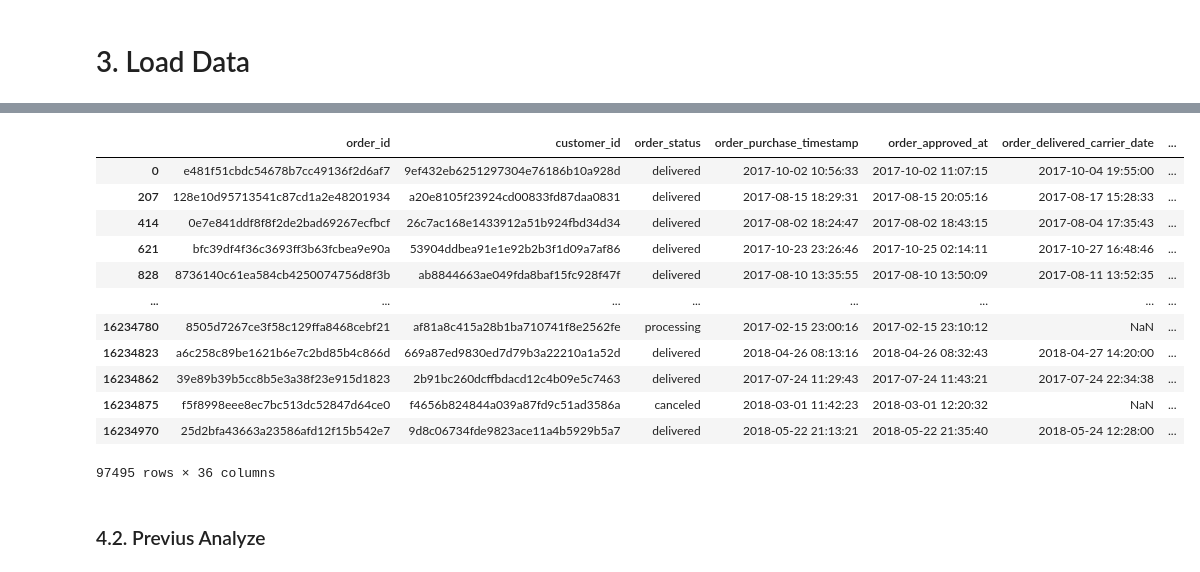
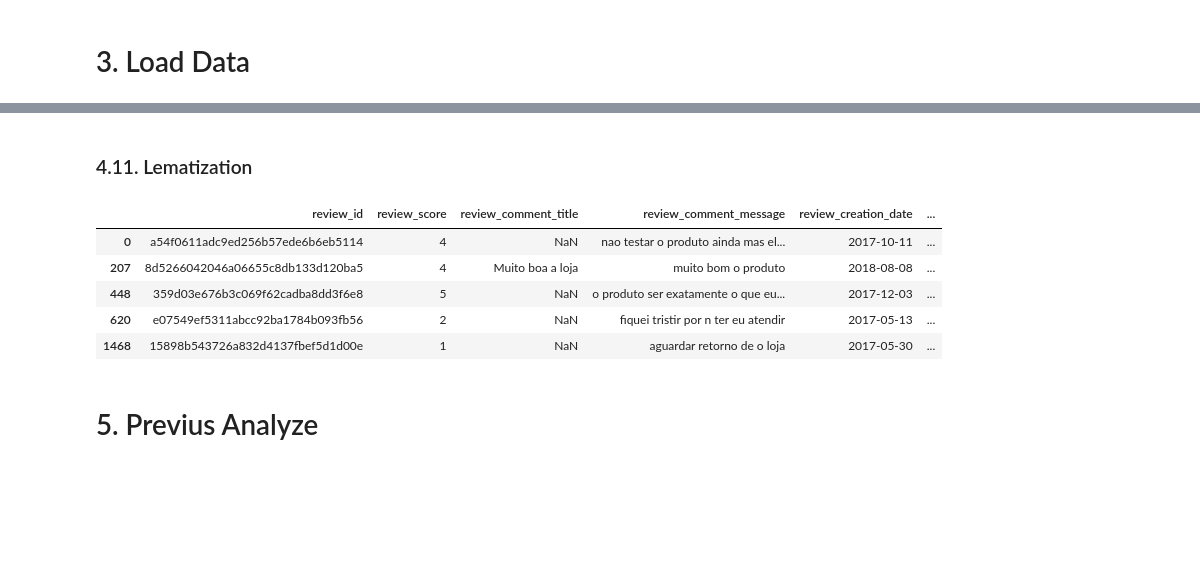
Before and after one commit to Fluffy-Fatec/Projeto-Integrador-Imagem-Classificador, a Jupyter notebook: Classificator.ipynb, the cells around one changed output, grey strips where cells are left out. Cells and saved outputs as stored; diff of their text form; code cells hidden in the pictures; blank space fills up the shorter version.

```diff
--- a/Classificator.ipynb
+++ b/Classificator.ipynb
@@ -145,21 +132,32 @@ full_df = full_df.drop_duplicates(subset=['review_id'])
+# %%
+full_df['review_comment_message'] = full_df['review_comment_message'].apply(lambda x: unidecode(x))
+# %% [markdown]
+### 4.11. Lematization
+# %%
+nlp = spacy.load('pt_core_news_sm')
+full_df['review_comment_message'] = full_df['review_comment_message'].apply(lambda x: " ".join([token.lemma_ for token in nlp(x)]))
+# %%
+full_df['review_comment_message'] = full_df['review_comment_message'].apply(lambda x: re.sub(r'\d+', '', x))
+# %%
+# Substituir quebras de linha por espaços em branco
+full_df['review_comment_message'] = full_df['review_comment_message'].str.replace('\n', ' ')
+
+# Remover espaços em branco extras no início e no final de cada texto
+full_df['review_comment_message'] = full_df['review_comment_message'].str.strip()
+
+# Remover espaços extras dentro do texto
+full_df['review_comment_message'] = full_df['review_comment_message'].apply(lambda x: re.sub(r'\s+', ' ', x))
 # %%
-full_df
+full_df.head(5)
 # %% [output]
-|  | order_id | customer_id | order_status | order_purchase_timestamp | order_approved_at | order_delivered_carrier_date | ... |
-| 0 | e481f51cbdc54678b7cc49136f2d6af7 | 9ef432eb6251297304e76186b10a928d | delivered | 2017-10-02 10:56:33 | 2017-10-02 11:07:15 | 2017-10-04 19:55:00 | ... |
-| 207 | 128e10d95713541c87cd1a2e48201934 | a20e8105f23924cd00833fd87daa0831 | delivered | 2017-08-15 18:29:31 | 2017-08-15 20:05:16 | 2017-08-17 15:28:33 | ... |
-| 414 | 0e7e841ddf8f8f2de2bad69267ecfbcf | 26c7ac168e1433912a51b924fbd34d34 | delivered | 2017-08-02 18:24:47 | 2017-08-02 18:43:15 | 2017-08-04 17:35:43 | ... |
-| 621 | bfc39df4f36c3693ff3b63fcbea9e90a | 53904ddbea91e1e92b2b3f1d09a7af86 | delivered | 2017-10-23 23:26:46 | 2017-10-25 02:14:11 | 2017-10-27 16:48:46 | ... |
-| 828 | 8736140c61ea584cb4250074756d8f3b | ab8844663ae049fda8baf15fc928f47f | delivered | 2017-08-10 13:35:55 | 2017-08-10 13:50:09 | 2017-08-11 13:52:35 | ... |
-| ... | ... | ... | ... | ... | ... | ... | ... |
-| 16234780 | 8505d7267ce3f58c129ffa8468cebf21 | af81a8c415a28b1ba710741f8e2562fe | processing | 2017-02-15 23:00:16 | 2017-02-15 23:10:12 | NaN | ... |
-| 16234823 | a6c258c89be1621b6e7c2bd85b4c866d | 669a87ed9830ed7d79b3a22210a1a52d | delivered | 2018-04-26 08:13:16 | 2018-04-26 08:32:43 | 2018-04-27 14:20:00 | ... |
-| 16234862 | 39e89b39b5cc8b5e3a38f23e915d1823 | 2b91bc260dcffbdacd12c4b09e5c7463 | delivered | 2017-07-24 11:29:43 | 2017-07-24 11:43:21 | 2017-07-24 22:34:38 | ... |
-| 16234875 | f5f8998eee8ec7bc513dc52847d64ce0 | f4656b824844a039a87fd9c51ad3586a | canceled | 2018-03-01 11:42:23 | 2018-03-01 12:20:32 | NaN | ... |
-| 16234970 | 25d2bfa43663a23586afd12f15b542e7 | 9d8c06734fde9823ace11a4b5929b5a7 | delivered | 2018-05-22 21:13:21 | 2018-05-22 21:35:40 | 2018-05-24 12:28:00 | ... |
+|  | review_id | review_score | review_comment_title | review_comment_message | review_creation_date | ... |
+| 0 | a54f0611adc9ed256b57ede6b6eb5114 | 4 | NaN | nao testar o produto ainda mas el... | 2017-10-11 | ... |
+| 207 | 8d5266042046a06655c8db133d120ba5 | 4 | Muito boa a loja | muito bom o produto | 2018-08-08 | ... |
+| 448 | 359d03e676b3c069f62cadba8dd3f6e8 | 5 | NaN | o produto ser exatamente o que eu... | 2017-12-03 | ... |
+| 620 | e07549ef5311abcc92ba1784b093fb56 | 2 | NaN | fiquei tristir por n ter eu atendir | 2017-05-13 | ... |
+| 1468 | 15898b543726a832d4137fbef5d1d00e | 1 | NaN | aguardar retorno de o loja | 2017-05-30 | ... |
-97495 rows × 36 columns
 # %% [markdown]
-### 4.2. Previus Analyze
+# 5. Previus Analyze
 # %%
 def df_metadata(df):
     metadata = pd.DataFrame(df.dtypes,columns=['dtypes'])
```
Also changed, not shown: parts of 74 cells of this notebook, 1 other file.
